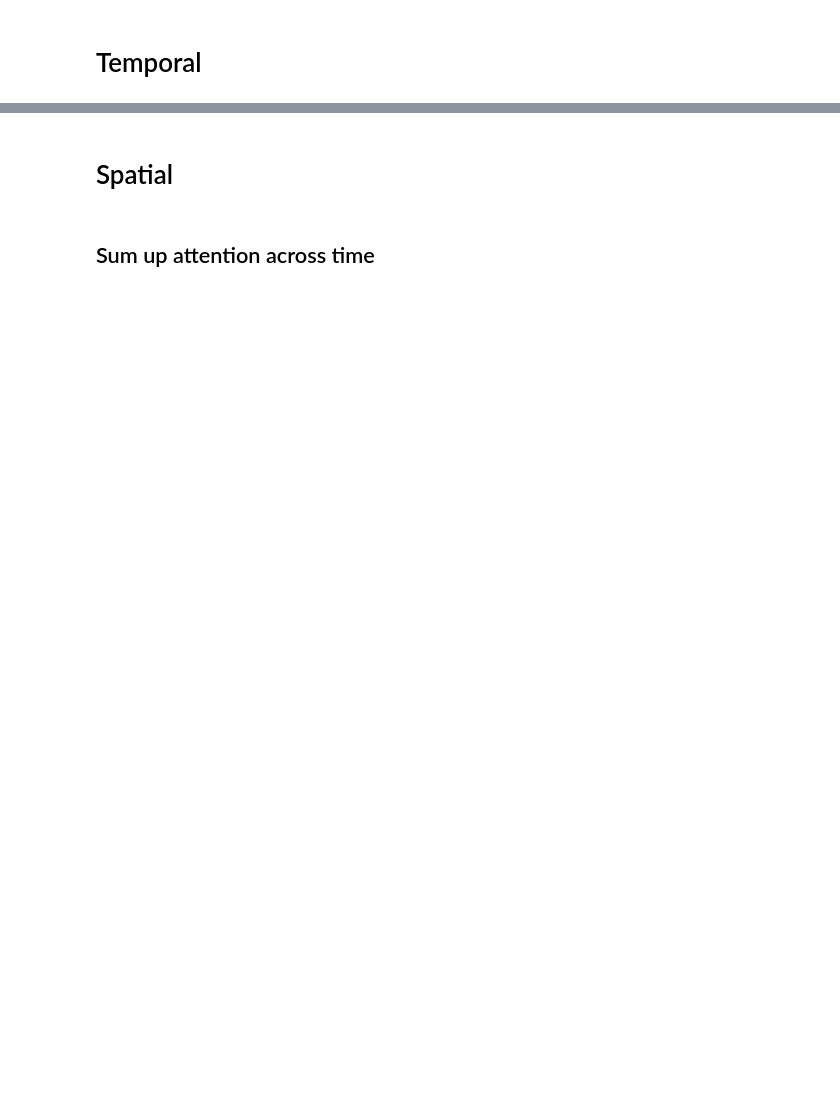
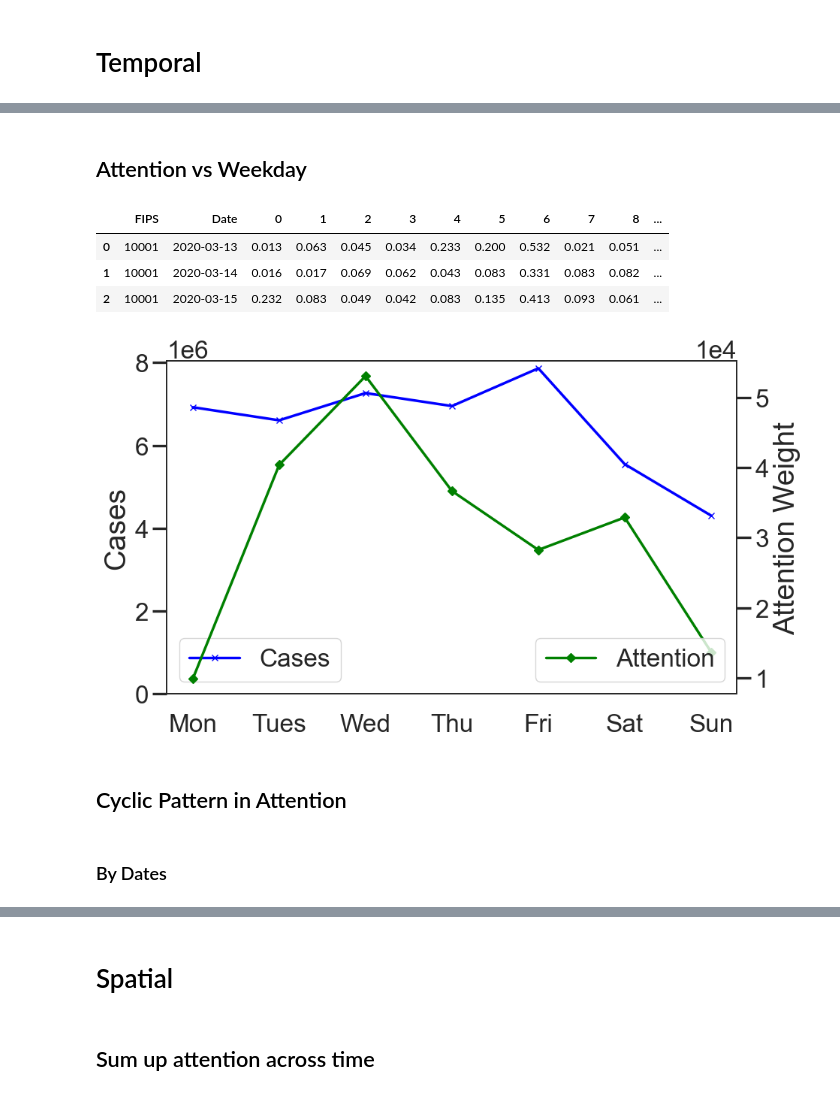
Before and after one commit to Data-ScienceHub/gpce-covid, a Jupyter notebook: TFT-pytorch/notebook/Plot attention.ipynb, the cells around one changed output, grey strips where cells are left out. Drawn from its saved outputs; the diff is of its cells as text; code cells hidden in the pictures; blank space fills up the shorter version.

Commit message:
add spatial and temporal pattern analysis

```diff
--- a/TFT-pytorch/notebook/Plot attention.ipynb
+++ b/TFT-pytorch/notebook/Plot attention.ipynb
@@ -34,2 +57,11 @@ attention.rename(
+# %%
+predictions['weekday'] = predictions.Date.dt.dayofweek
+prediction_weekly_sum = predictions.groupby(
+    ['weekday']
+)['Cases'].aggregate('sum').reset_index()
+
+prediction_weekly_mean = predictions.groupby(
+    ['weekday']
+)['Cases'].aggregate('mean').reset_index()
 # %% [markdown]
 # Temporal
@@ -54,0 +105,51 @@ plt.plot(
+# %% [markdown]
+## Attention vs Weekday
+# %%
+weekdays = ['Mon', 'Tues', 'Wed', 'Thu', 'Fri', 'Sat', 'Sun']
+attention_weekly_sum = attention_date_aligned.groupby(
+    ['weekday'])[encoder_indices].aggregate('sum').reset_index()
+
+attention_date_aligned.head(3)
+# %% [output]
+|  | FIPS | Date | 0 | 1 | 2 | 3 | 4 | 5 | 6 | 7 | 8 | ... |
+| 0 | 10001 | 2020-03-13 | 0.013 | 0.063 | 0.045 | 0.034 | 0.233 | 0.200 | 0.532 | 0.021 | 0.051 | ... |
+| 1 | 10001 | 2020-03-14 | 0.016 | 0.017 | 0.069 | 0.062 | 0.043 | 0.083 | 0.331 | 0.083 | 0.082 | ... |
+| 2 | 10001 | 2020-03-15 | 0.232 | 0.083 | 0.049 | 0.042 | 0.083 | 0.135 | 0.413 | 0.093 | 0.061 | ... |
+# %%
+# from matplotlib.ticker import StrMethodFormatter
+# formatter = StrMethodFormatter('{x:,.3g}')
+# weight_formatter = FuncFormatter(lambda x, _: '{0:g}'.format(x/1e3))
+formatter = ScalarFormatter(useOffset=True)
+formatter.set_powerlimits((-3, 3))
+
+fig, ax = plt.subplots(figsize=(10, 6))
+line_1 = ax.plot(
+    prediction_weekly_sum['weekday'], prediction_weekly_sum['Cases'],
+    marker='x', label='Cases', color='blue'
+
+)
+second_axis = ax.twinx()
+line_2 = second_axis.plot(
+attention_weekly_sum['weekday'], attention_weekly_sum[max_encoder_length-1],
+    marker='D', label='Attention', color='green'
+)
+
+ax.set_ylim(bottom=0)
+ax.set_ylabel('Cases')
+second_axis.set_ylabel('Attention Weight')
+second_axis.yaxis.set_major_formatter(formatter)
+
+ax.set_xticks(range(len(weekdays)))
+ax.set_xticklabels(weekdays)
+
+ax.legend(loc='lower left')
+second_axis.legend(loc='lower right')
+
+fig.tight_layout()
+plt.show()
+# %% [output]
+[figure, added]
+# %% [markdown]
+## Cyclic Pattern in Attention
+# %% [markdown]
+### By Dates
```
Also changed, not shown: parts of 36 cells of this notebook, 15 other files.
